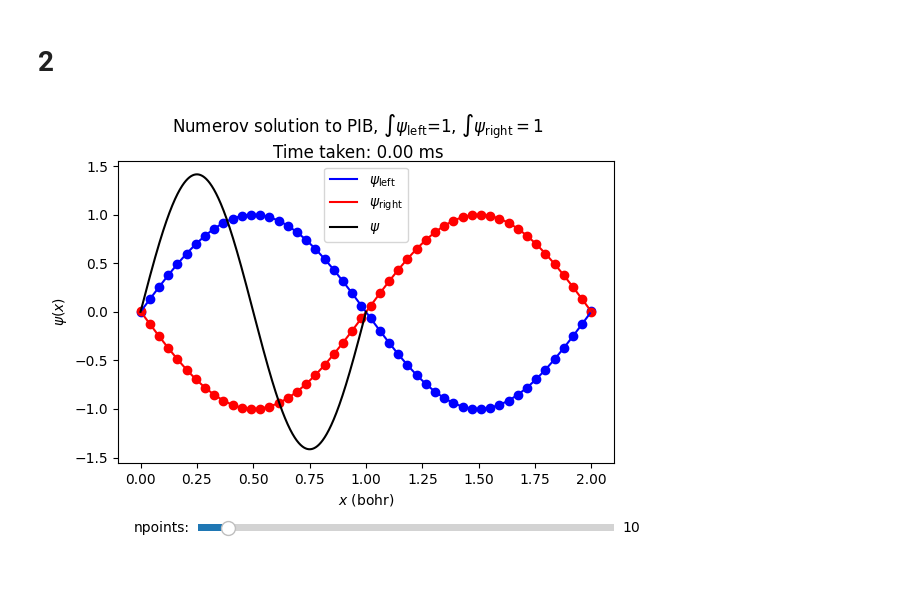
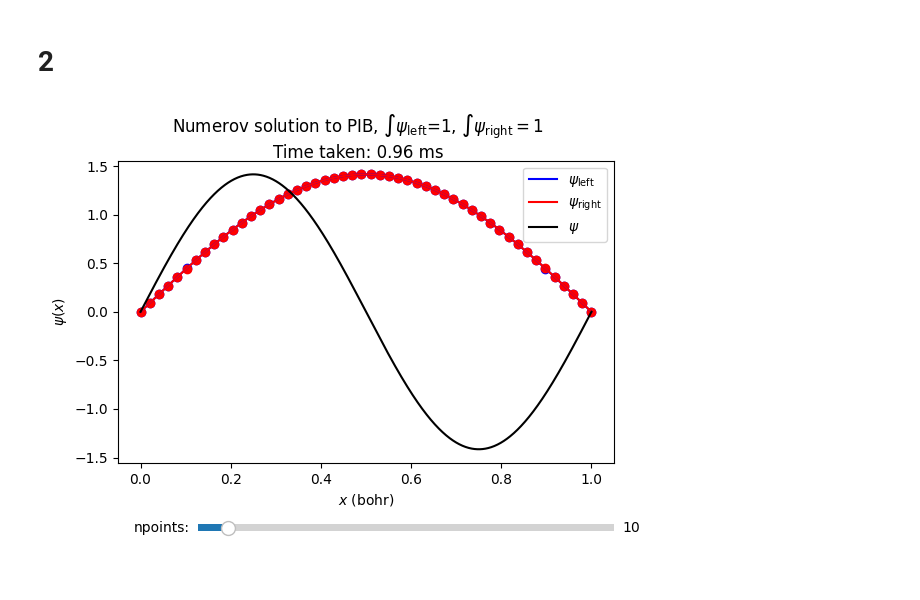
Before and after one commit to mikayla-eckelcifrese/EEE_434_functions, a Jupyter notebook: Project2_Numerical_Solutions_Schrodinger_Equation.ipynb, the cells around one changed output. Drawn from its saved outputs; the diff is of its cells as text; code cells hidden in the pictures.

```diff
--- a/Project2_Numerical_Solutions_Schrodinger_Equation.ipynb
+++ b/Project2_Numerical_Solutions_Schrodinger_Equation.ipynb
@@ -76,6 +76,6 @@ numerov2(25)
 # %% [markdown]
 # 2
 # %%
-numerov2(numPoints=50, n = 2)
+numerov2(numPoints=50, n = 2, xlower=0,xupper=1)
 # %% [output]
-[figure, old version]
+[figure, new version]
```
Also changed, not shown: 1 other file.
